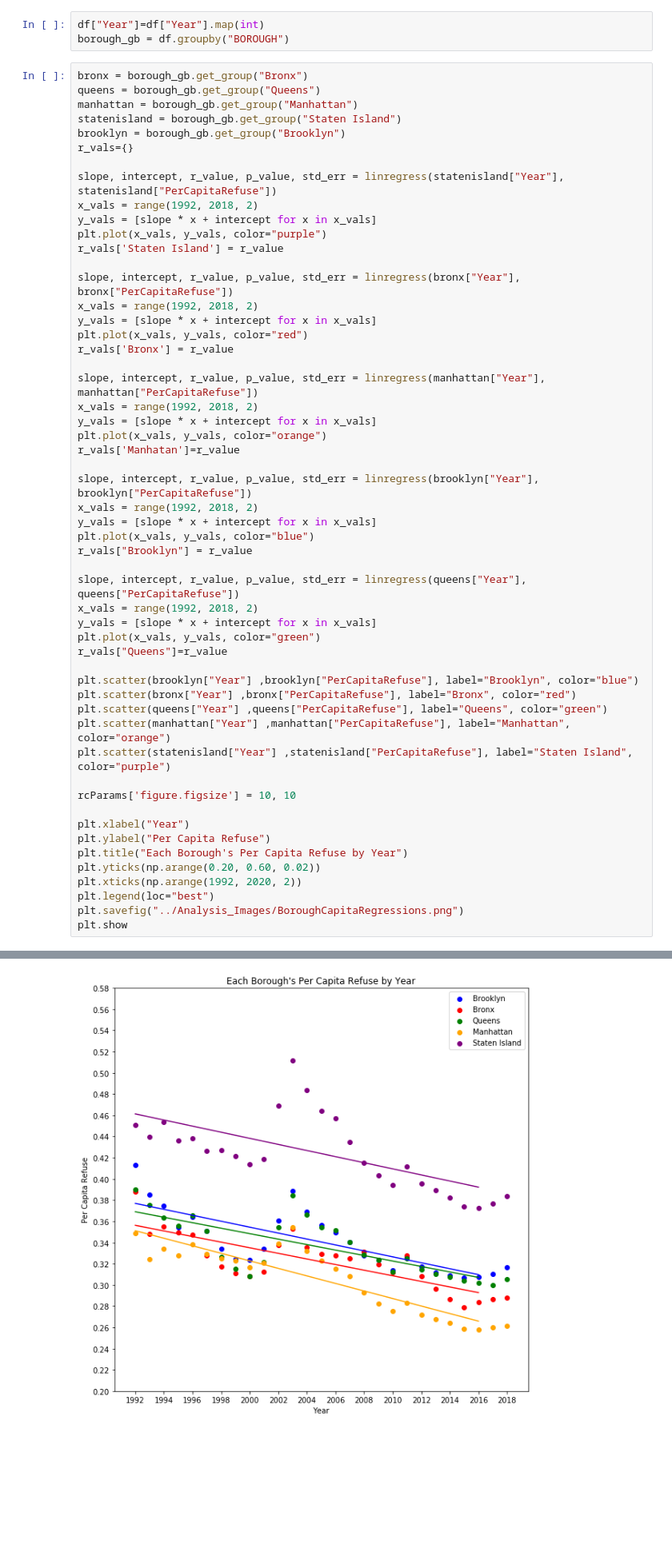
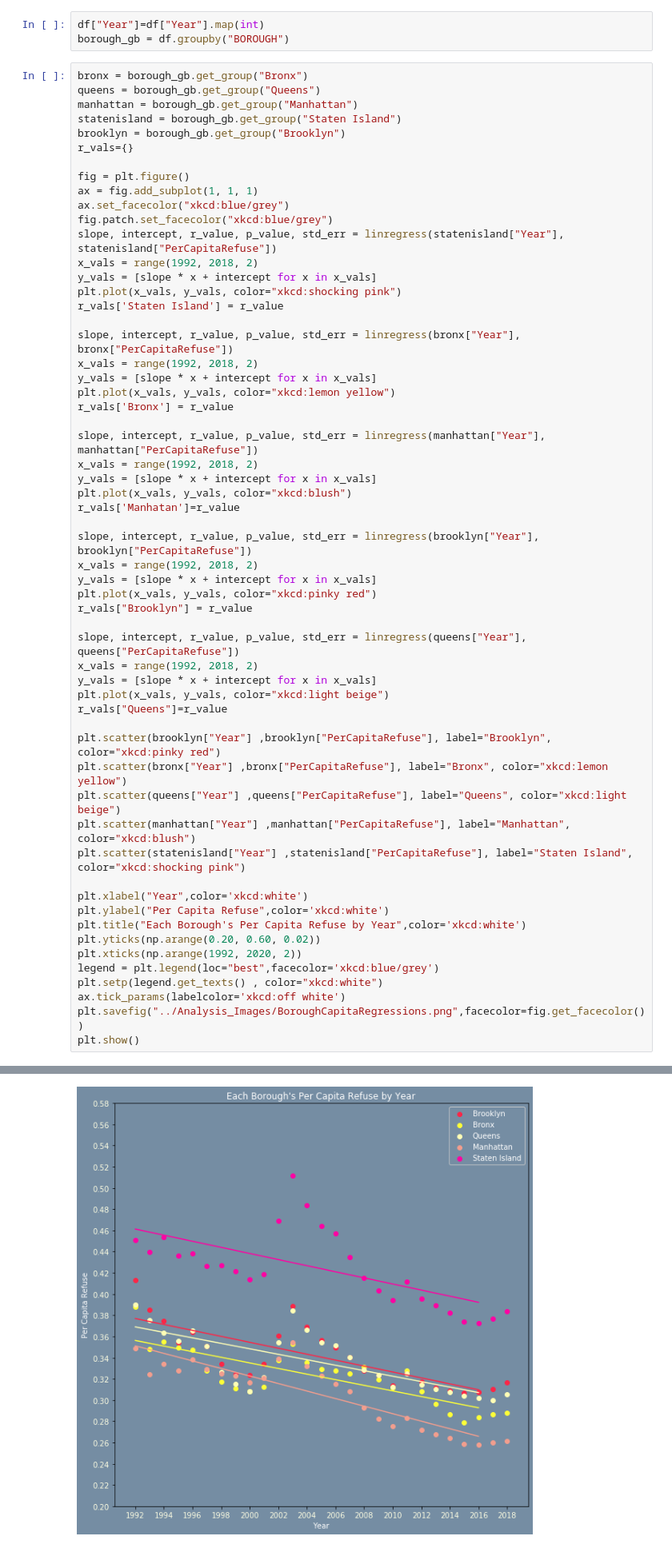
Before and after one commit to tedi529/New-York-Waste, a Jupyter notebook: Analysis_Notebooks/Trash Output Time Borough.ipynb, the cells around one changed output, grey strips where cells are left out. Shown: that part at 80% size. Drawn from its saved outputs; the diff is of its cells as text; blank space fills up the shorter version.

Commit message:
Updates Graph Color

```diff
--- a/Analysis_Notebooks/Trash Output Time Borough.ipynb
+++ b/Analysis_Notebooks/Trash Output Time Borough.ipynb
@@ -173,50 +173,54 @@ statenisland = borough_gb.get_group("Staten Island")
 brooklyn = borough_gb.get_group("Brooklyn")
 r_vals={}
 
+fig = plt.figure()
+ax = fig.add_subplot(1, 1, 1)
+ax.set_facecolor("xkcd:blue/grey")
+fig.patch.set_facecolor("xkcd:blue/grey")
 slope, intercept, r_value, p_value, std_err = linregress(statenisland["Year"], statenisland["PerCapitaRefuse"])
 x_vals = range(1992, 2018, 2)
 y_vals = [slope * x + intercept for x in x_vals]
-plt.plot(x_vals, y_vals, color="purple")
+plt.plot(x_vals, y_vals, color="xkcd:shocking pink")
 r_vals['Staten Island'] = r_value
 
 slope, intercept, r_value, p_value, std_err = linregress(bronx["Year"], bronx["PerCapitaRefuse"])
 x_vals = range(1992, 2018, 2)
 y_vals = [slope * x + intercept for x in x_vals]
-plt.plot(x_vals, y_vals, color="red")
+plt.plot(x_vals, y_vals, color="xkcd:lemon yellow")
 r_vals['Bronx'] = r_value
 
 slope, intercept, r_value, p_value, std_err = linregress(manhattan["Year"], manhattan["PerCapitaRefuse"])
 x_vals = range(1992, 2018, 2)
 y_vals = [slope * x + intercept for x in x_vals]
-plt.plot(x_vals, y_vals, color="orange")
+plt.plot(x_vals, y_vals, color="xkcd:blush")
 r_vals['Manhatan']=r_value
 
 slope, intercept, r_value, p_value, std_err = linregress(brooklyn["Year"], brooklyn["PerCapitaRefuse"])
 x_vals = range(1992, 2018, 2)
 y_vals = [slope * x + intercept for x in x_vals]
-plt.plot(x_vals, y_vals, color="blue")
+plt.plot(x_vals, y_vals, color="xkcd:pinky red")
 r_vals["Brooklyn"] = r_value
 
 slope, intercept, r_value, p_value, std_err = linregress(queens["Year"], queens["PerCapitaRefuse"])
 x_vals = range(1992, 2018, 2)
 y_vals = [slope * x + intercept for x in x_vals]
-plt.plot(x_vals, y_vals, color="green")
+plt.plot(x_vals, y_vals, color="xkcd:light beige")
 r_vals["Queens"]=r_value
 
-plt.scatter(brooklyn["Year"] ,brooklyn["PerCapitaRefuse"], label="Brooklyn", color="blue")
-plt.scatter(bronx["Year"] ,bronx["PerCapitaRefuse"], label="Bronx", color="red")
-plt.scatter(queens["Year"] ,queens["PerCapitaRefuse"], label="Queens", color="green")
-plt.scatter(manhattan["Year"] ,manhattan["PerCapitaRefuse"], label="Manhattan", color="orange")
-plt.scatter(statenisland["Year"] ,statenisland["PerCapitaRefuse"], label="Staten Island", color="purple")
+plt.scatter(brooklyn["Year"] ,brooklyn["PerCapitaRefuse"], label="Brooklyn", color="xkcd:pinky red")
+plt.scatter(bronx["Year"] ,bronx["PerCapitaRefuse"], label="Bronx", color="xkcd:lemon yellow")
+plt.scatter(queens["Year"] ,queens["PerCapitaRefuse"], label="Queens", color="xkcd:light beige")
+plt.scatter(manhattan["Year"] ,manhattan["PerCapitaRefuse"], label="Manhattan", color="xkcd:blush")
+plt.scatter(statenisland["Year"] ,statenisland["PerCapitaRefuse"], label="Staten Island", color="xkcd:shocking pink")
 
-rcParams['figure.figsize'] = 10, 10
-
-plt.xlabel("Year")
-plt.ylabel("Per Capita Refuse")
-plt.title("Each Borough's Per Capita Refuse by Year")
+plt.xlabel("Year",color='xkcd:white')
+plt.ylabel("Per Capita Refuse",color='xkcd:white')
+plt.title("Each Borough's Per Capita Refuse by Year",color='xkcd:white')
 plt.yticks(np.arange(0.20, 0.60, 0.02))
 plt.xticks(np.arange(1992, 2020, 2))
-plt.legend(loc="best")
-plt.savefig("../Analysis_Images/BoroughCapitaRegressions.png")
-plt.show
+legend = plt.legend(loc="best",facecolor='xkcd:blue/grey')
+plt.setp(legend.get_texts() , color="xkcd:white")
+ax.tick_params(labelcolor='xkcd:off white')
+plt.savefig("../Analysis_Images/BoroughCapitaRegressions.png",facecolor=fig.get_facecolor())
+plt.show()
 # %% [output]
@@ -224,4 +227,4 @@ plt.show
-[figure, old version]
+[figure, new version]
 # %%
 print("The r-values for the regression lines above are approximately:")
 for borough in r_vals:
```
Also changed, not shown: parts of 1 cell of this notebook, 11 other files.
